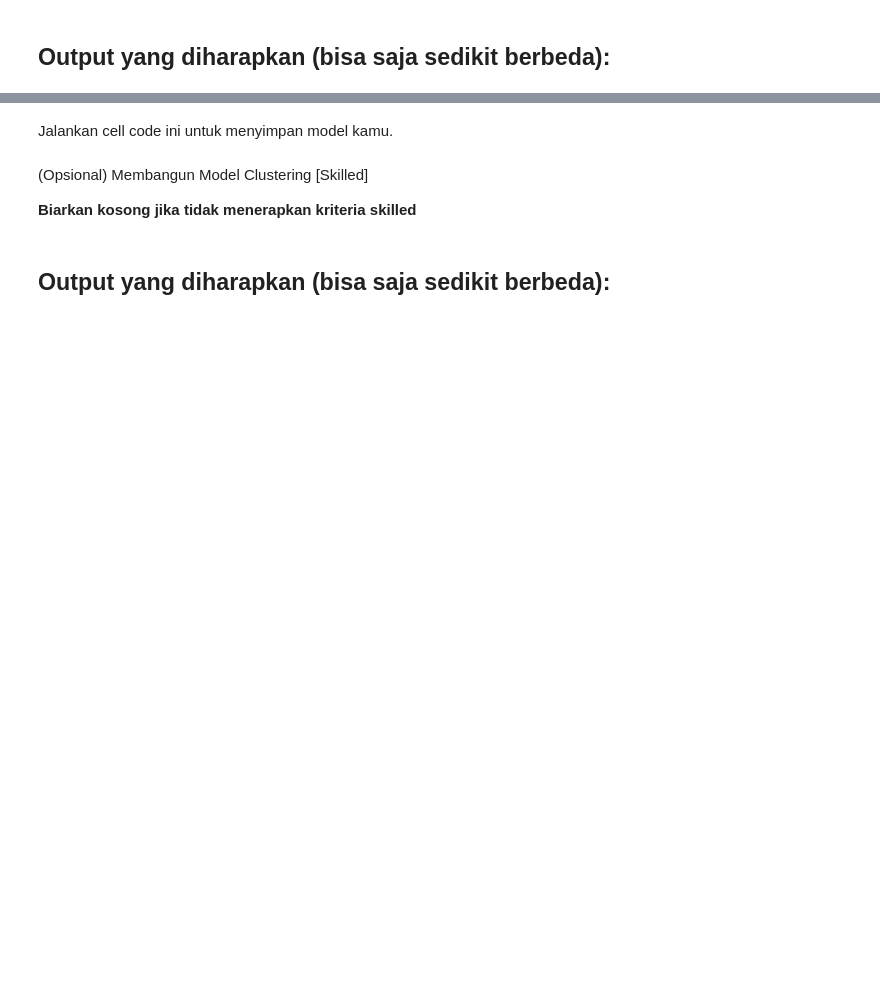
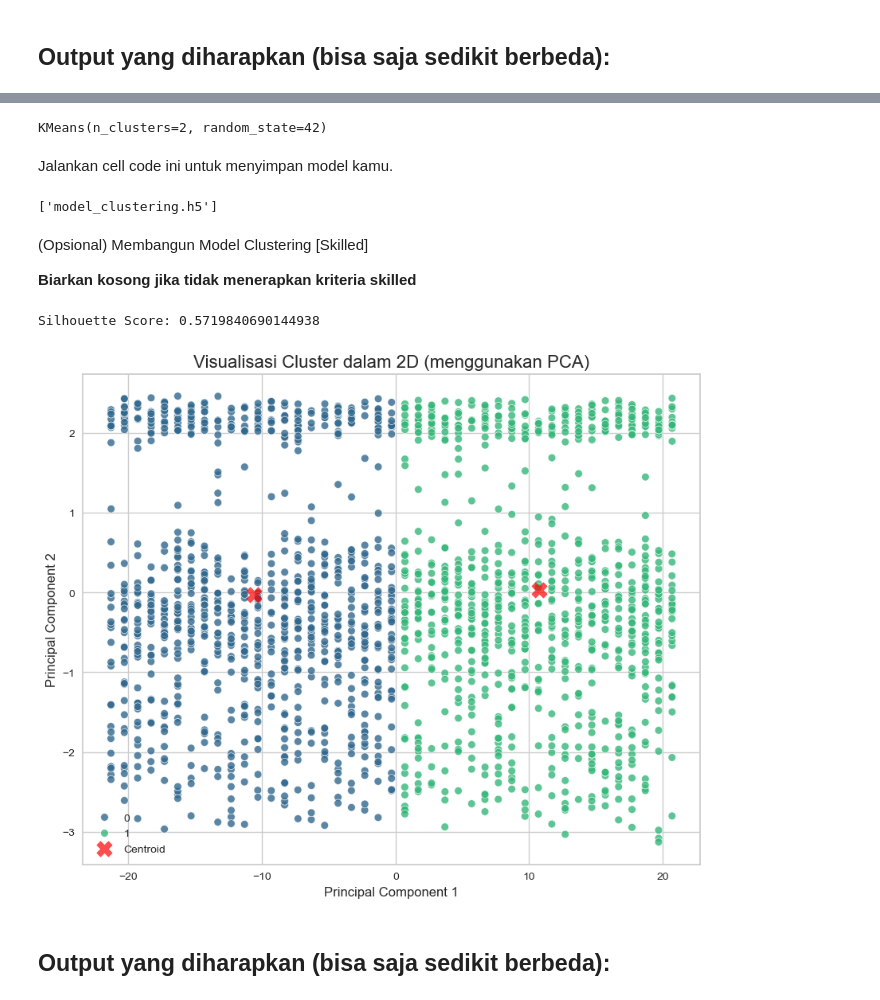
Before and after one commit to girifrmnsyh/fraud-detection-codingcamp, a Jupyter notebook: [Clustering]_Submission_Akhir_BMLP_Giri.ipynb, the cells around one changed output, grey strips where cells are left out. Saved outputs shown, nothing was run; the diff lists cells and outputs as text; code cells hidden in the pictures; blank space fills up the shorter version.

```diff
--- a/[Clustering]_Submission_Akhir_BMLP_Giri.ipynb
+++ b/[Clustering]_Submission_Akhir_BMLP_Giri.ipynb
@@ -632,12 +635,14 @@ visualizer.________()
 
 # Buat (instantiate) objek model KMeans
 #  - Tentukan jumlah cluster (n_clusters)
-model = ________(n_clusters=________, random_state=42)
+model = KMeans(n_clusters=2, random_state=42)
 
 # Latih (fit) model dengan data Anda (df)
-model.________(df)
+model.fit(df)
 
 ### SELESAI CODE ###
+# %% [output]
+KMeans(n_clusters=2, random_state=42)
 # %% [markdown]
 Jalankan cell code ini untuk menyimpan model kamu.
 # %%
@@ -646,9 +651,11 @@ Jalankan cell code ini untuk menyimpan model kamu.
 ### MULAI CODE ###
 
 # Simpan model clustering yang sudah dilatih
-________.dump(________, "model_clustering.h5")
+joblib.dump(model, "model_clustering.h5")
 
 ### SELESAI CODE ###
+# %% [output]
+['model_clustering.h5']
 # %% [markdown]
 (Opsional) Membangun Model Clustering [Skilled]
 
@@ -659,53 +666,57 @@ ________.dump(________, "model_clustering.h5")
 ### MULAI CODE ###
 
 # Dapatkan hasil (label) cluster dari model 'kmeans' yang telah di-fit
-labels = model.________
+labels = model.labels_
 
 # Panggil fungsi untuk menghitung silhouette score
-score = ________(df, ________)
+score = silhouette_score(df, labels)
 
 # Cetak skornya
 print("Silhouette Score:", score)
 
 ### SELESAI CODE ###
+# %% [output]
+Silhouette Score: 0.5719840690144938
 # %%
 # Membuat visualisasi hasil clustering
 
 ### MULAI CODE ###
 
 # Buat (instantiate) objek PCA untuk 2 komponen (n_components=2)
-pca = ________(n_components=________)
+pca = PCA(n_components=2)
 
 # Terapkan (fit) PCA ke data 'df' dan transformasikan data tersebut
-df_pca = pca.________(df)
+df_pca = pca.fit_transform(df)
 
 # Buat DataFrame baru 'df_pca' dari hasil transformasi
 df_pca = pd.DataFrame(data=df_pca, columns=['Principal Component 1', 'Principal Component 2'])
 
 # Tambahkan kolom 'Cluster' ke 'df_pca' menggunakan 'labels'(variabel dari hasil 'kmeans.labels_' sebelumnya)
-df_pca['Cluster'] = ________
+df_pca['Cluster'] = labels
 
 # Buat scatter plot menggunakan Seaborn
 plt.figure(figsize=(10, 8))
-sns.________(
+sns.scatterplot(
     x='Principal Component 1',
     y='Principal Component 2',
-    ________='Cluster',  # Warnai titik berdasarkan kolom 'Cluster'
+    hue='Cluster',  # Warnai titik berdasarkan kolom 'Cluster'
     palette=sns.color_palette("viridis", n_colors=2),
     data=df_pca,
     legend="full",
     alpha=0.8
 )
 
 ### SELESAI CODE ###
 
 plt.title('Visualisasi Cluster dalam 2D (menggunakan PCA)', fontsize=16)
 plt.xlabel('Principal Component 1', fontsize=12)
 plt.ylabel('Principal Component 2', fontsize=12)
-centers = pca.transform(kmeans.cluster_centers_)
+centers = pca.transform(model.cluster_centers_)
 plt.scatter(centers[:, 0], centers[:, 1], c='red', s=200, alpha=0.7, marker='X', label='Centroid')
 plt.legend()
 plt.show()
+# %% [output]
+[figure, added]
 # %% [markdown]
 ## **Output yang diharapkan** (bisa saja sedikit berbeda)**:**
 # %% [markdown]
```
Also changed, not shown: parts of 16 cells of this notebook, 4 other files.
